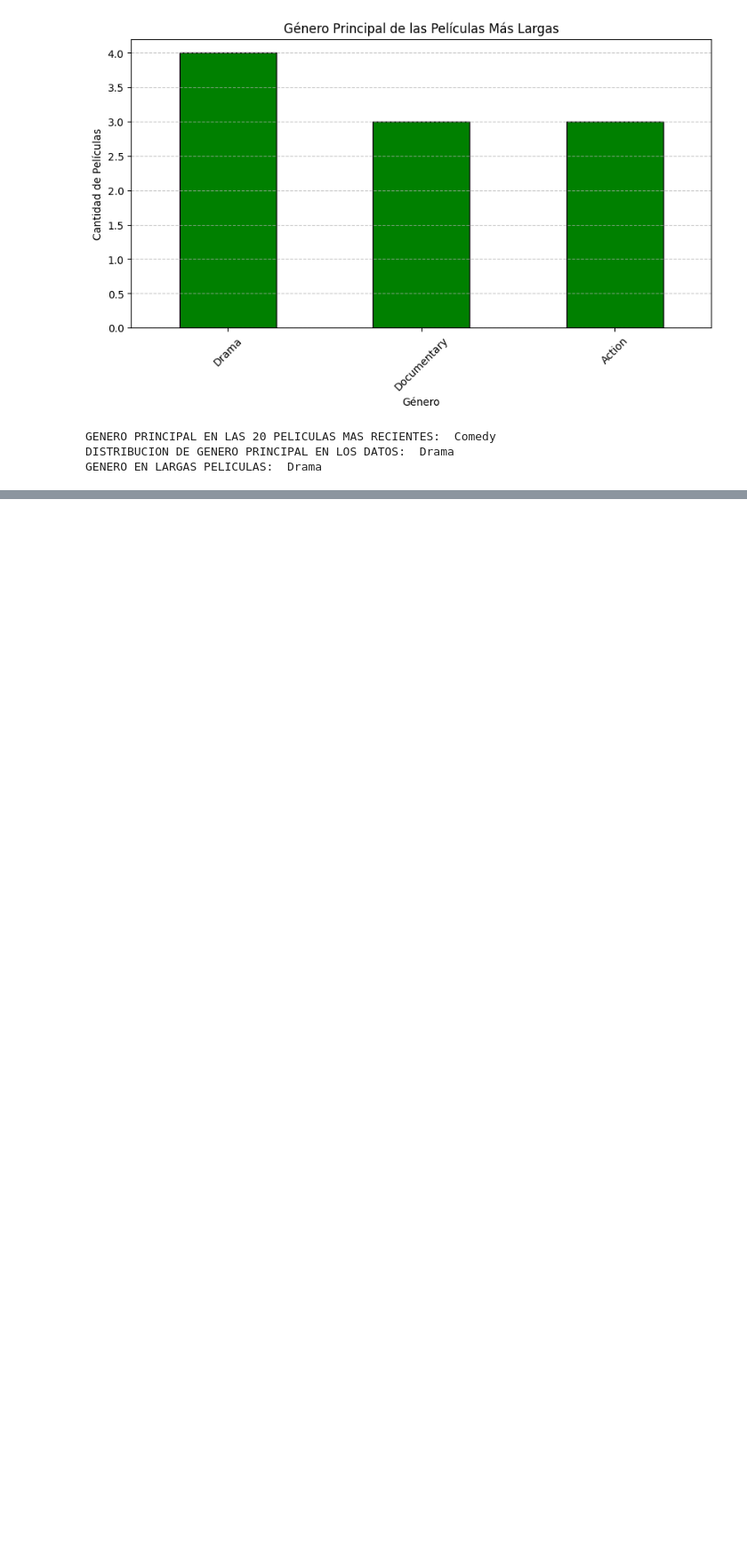
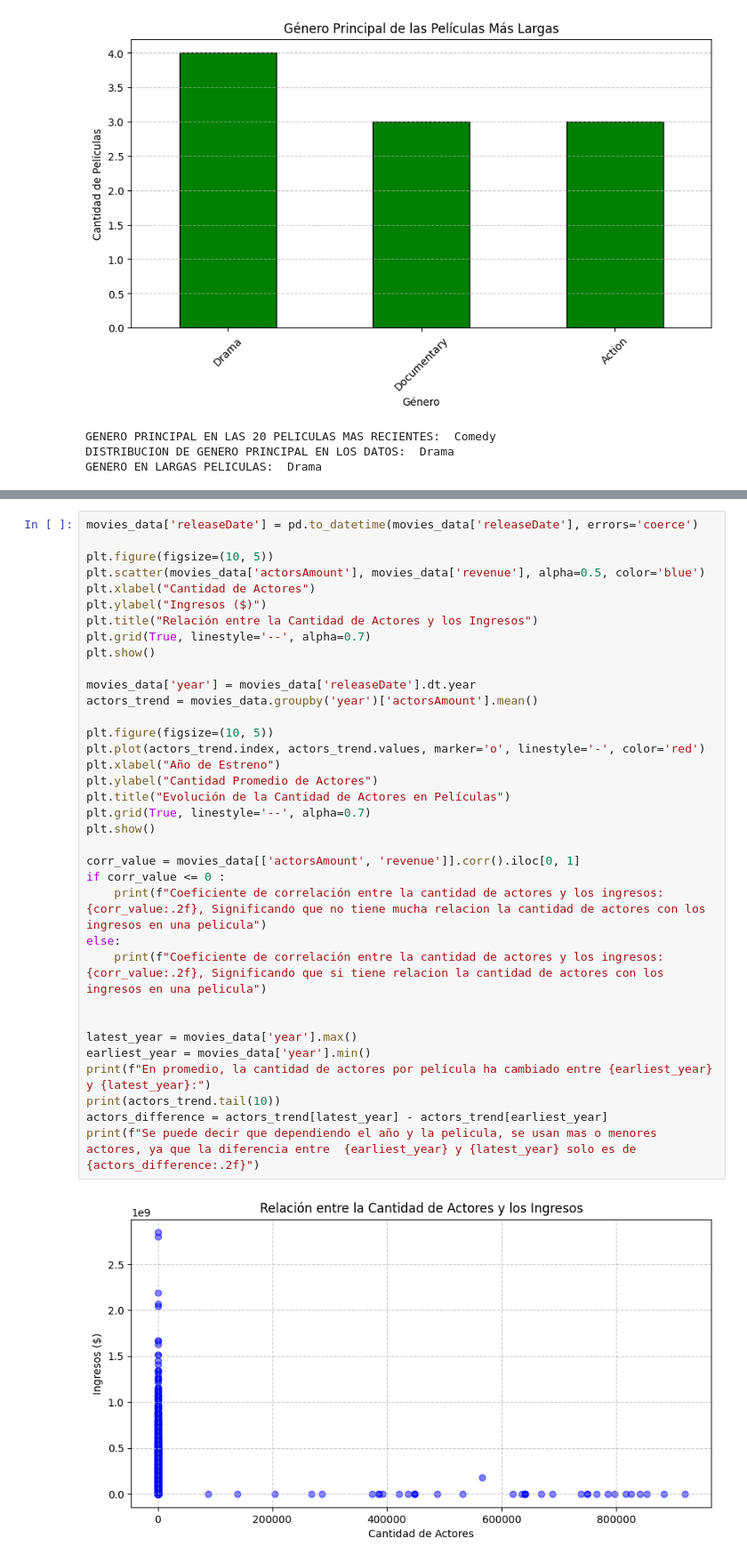
Before and after one commit to josuemj/CineVision-Studios, a Jupyter notebook: analisis_exploratorio.ipynb, the cells around one changed output, grey strips where cells are left out. Shown at 89% size. Drawn from its saved outputs; the diff is of its cells as text; blank space fills up the shorter version.

Commit message:
ej4.h => cantidad de actores en peliculas

```diff
--- a/analisis_exploratorio.ipynb
+++ b/analisis_exploratorio.ipynb
@@ -291,0 +294,37 @@ GENERO EN LARGAS PELICULAS:  Drama
+# %%
+movies_data['releaseDate'] = pd.to_datetime(movies_data['releaseDate'], errors='coerce')
+
+plt.figure(figsize=(10, 5))
+plt.scatter(movies_data['actorsAmount'], movies_data['revenue'], alpha=0.5, color='blue')
+plt.xlabel("Cantidad de Actores")
+plt.ylabel("Ingresos ($)")
+plt.title("Relación entre la Cantidad de Actores y los Ingresos")
+plt.grid(True, linestyle='--', alpha=0.7)
+plt.show()
+
+movies_data['year'] = movies_data['releaseDate'].dt.year
+actors_trend = movies_data.groupby('year')['actorsAmount'].mean()
+
+plt.figure(figsize=(10, 5))
+plt.plot(actors_trend.index, actors_trend.values, marker='o', linestyle='-', color='red')
+plt.xlabel("Año de Estreno")
+plt.ylabel("Cantidad Promedio de Actores")
+plt.title("Evolución de la Cantidad de Actores en Películas")
+plt.grid(True, linestyle='--', alpha=0.7)
+plt.show()
+
+corr_value = movies_data[['actorsAmount', 'revenue']].corr().iloc[0, 1]
+if corr_value <= 0 :
+    print(f"Coeficiente de correlación entre la cantidad de actores y los ingresos: {corr_value:.2f}, Significando que no tiene mucha relacion la cantidad de actores con los ingresos en una pelicula")
+else:
+    print(f"Coeficiente de correlación entre la cantidad de actores y los ingresos: {corr_value:.2f}, Significando que si tiene relacion la cantidad de actores con los ingresos en una pelicula")
+
+
+latest_year = movies_data['year'].max()
+earliest_year = movies_data['year'].min()
+print(f"En promedio, la cantidad de actores por película ha cambiado entre {earliest_year} y {latest_year}:")
+print(actors_trend.tail(10))
+actors_difference = actors_trend[latest_year] - actors_trend[earliest_year]
+print(f"Se puede decir que dependiendo el año y la pelicula, se usan mas o menores actores, ya que la diferencia entre  {earliest_year} y {latest_year} solo es de {actors_difference:.2f}")
+# %% [output]
+[figure, added]
```
Also changed, not shown: parts of 2 cells of this notebook.
